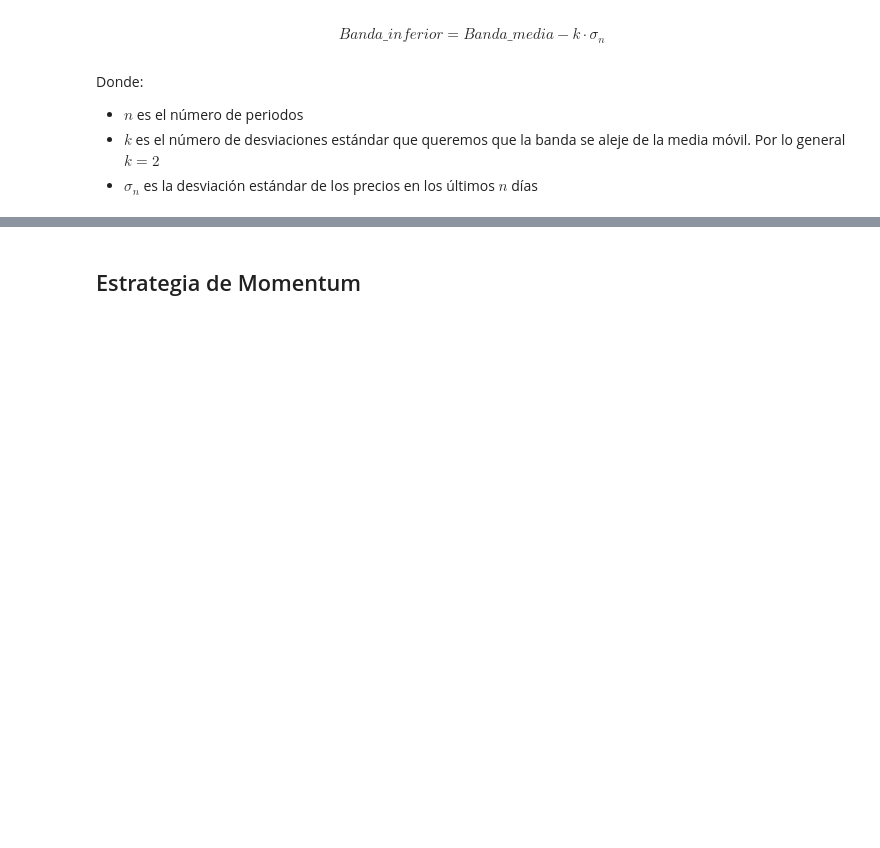
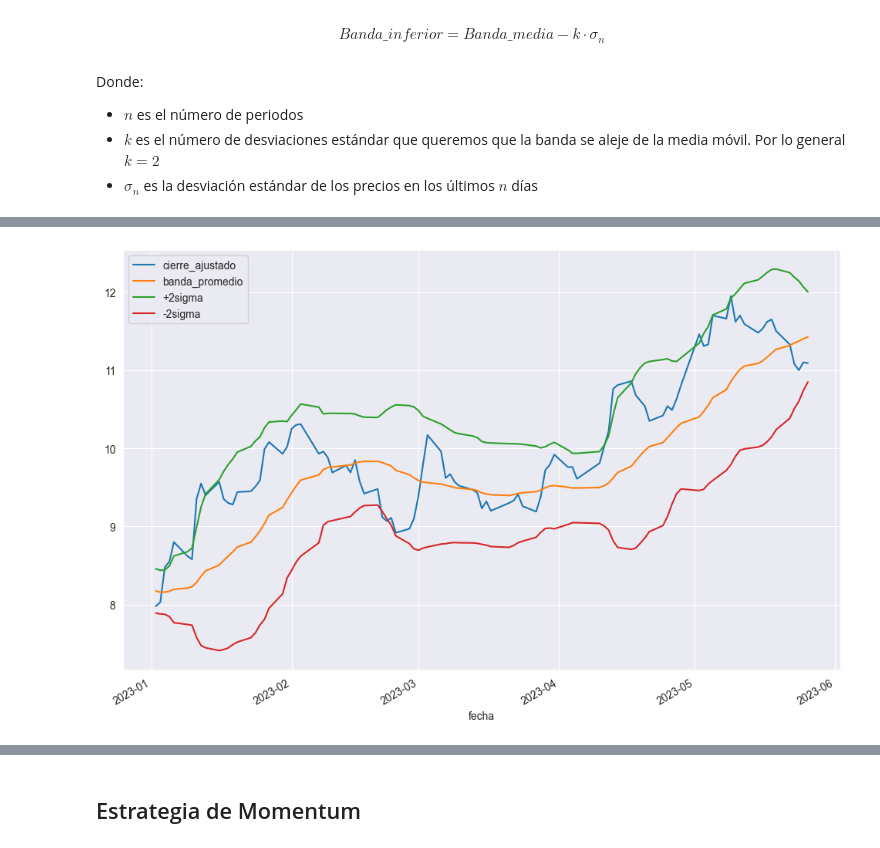
Before and after one commit to carlosdeoncedos/CienciaDatosFinanzas2023_05, a Jupyter notebook: Sesion8_20230605.ipynb, the cells around one changed output, grey strips where cells are left out. Cells and saved outputs as stored; diff of their text form; code cells hidden in the pictures; blank space fills up the shorter version.

```diff
--- a/Sesion8_20230605.ipynb
+++ b/Sesion8_20230605.ipynb
@@ -401,3 +444,8 @@ Donde:
 * $n$ es el número de periodos
 * $k$ es el número de desviaciones estándar que queremos que la banda se aleje de la media móvil.  Por lo general $k=2$
 * $\sigma_n$ es la desviación estándar de los precios en los últimos $n$ días
+# %%
+n = 20
+k = 2
+# %%
+df2 = df[['cierre_ajustado']].copy()
@@ -403,0 +474,5 @@ Donde:
+# %%
+df2['banda_promedio'] = df2['cierre_ajustado'].rolling(n).mean()
+df2[f'+{k}sigma'] = df2['banda_promedio'] + k*df2['cierre_ajustado'].rolling(n).std()
+df2[f'-{k}sigma'] = df2['banda_promedio'] - k*df2['cierre_ajustado'].rolling(n).std()
+df2.dropna(inplace=True);
@@ -403,0 +496,4 @@ Donde:
+# %%
+df2.loc['2023-01-01':].plot(figsize=(12,8));
+# %% [output]
+[figure, added]
```
Also changed, not shown: parts of 46 cells of this notebook.
